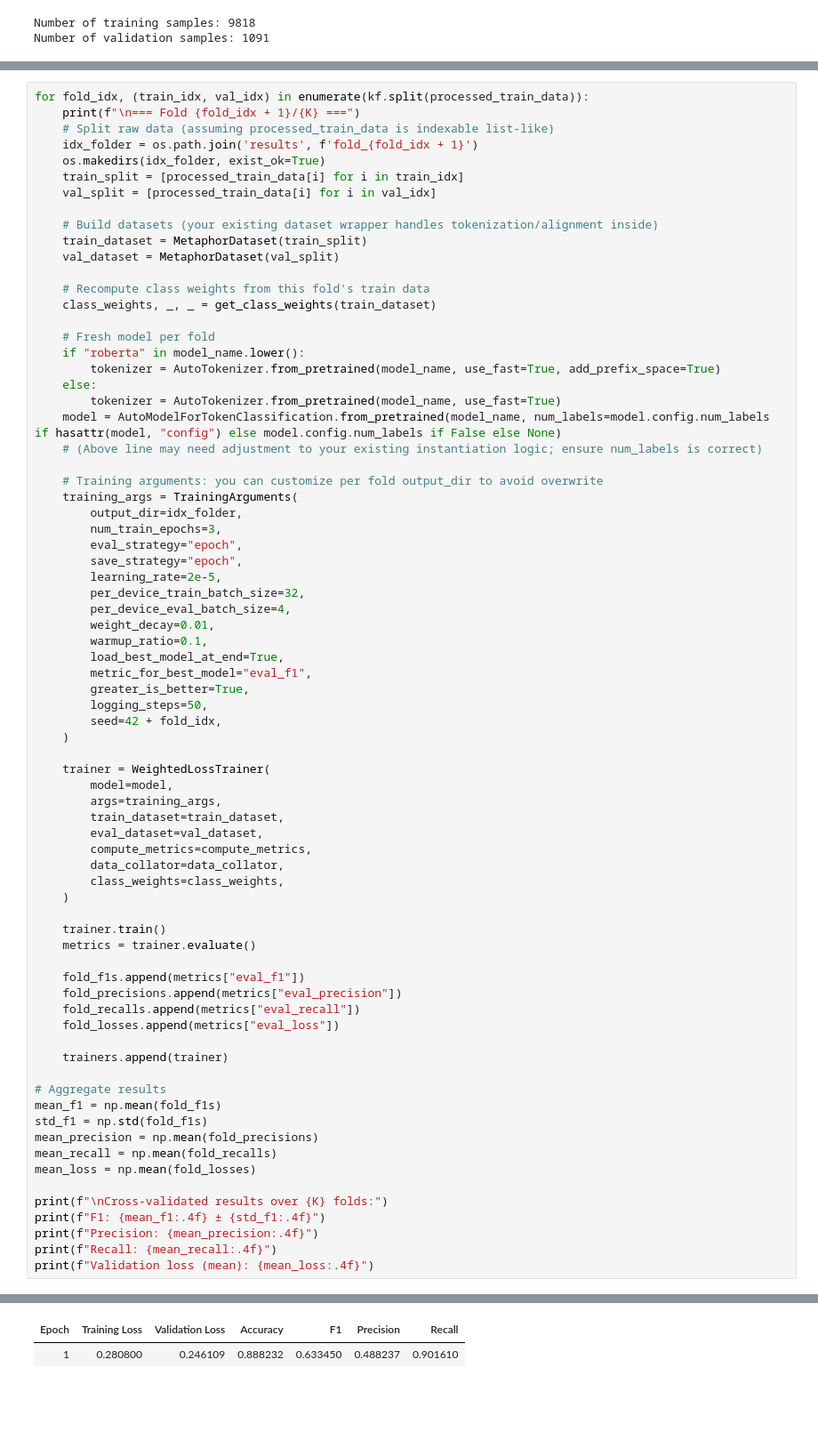
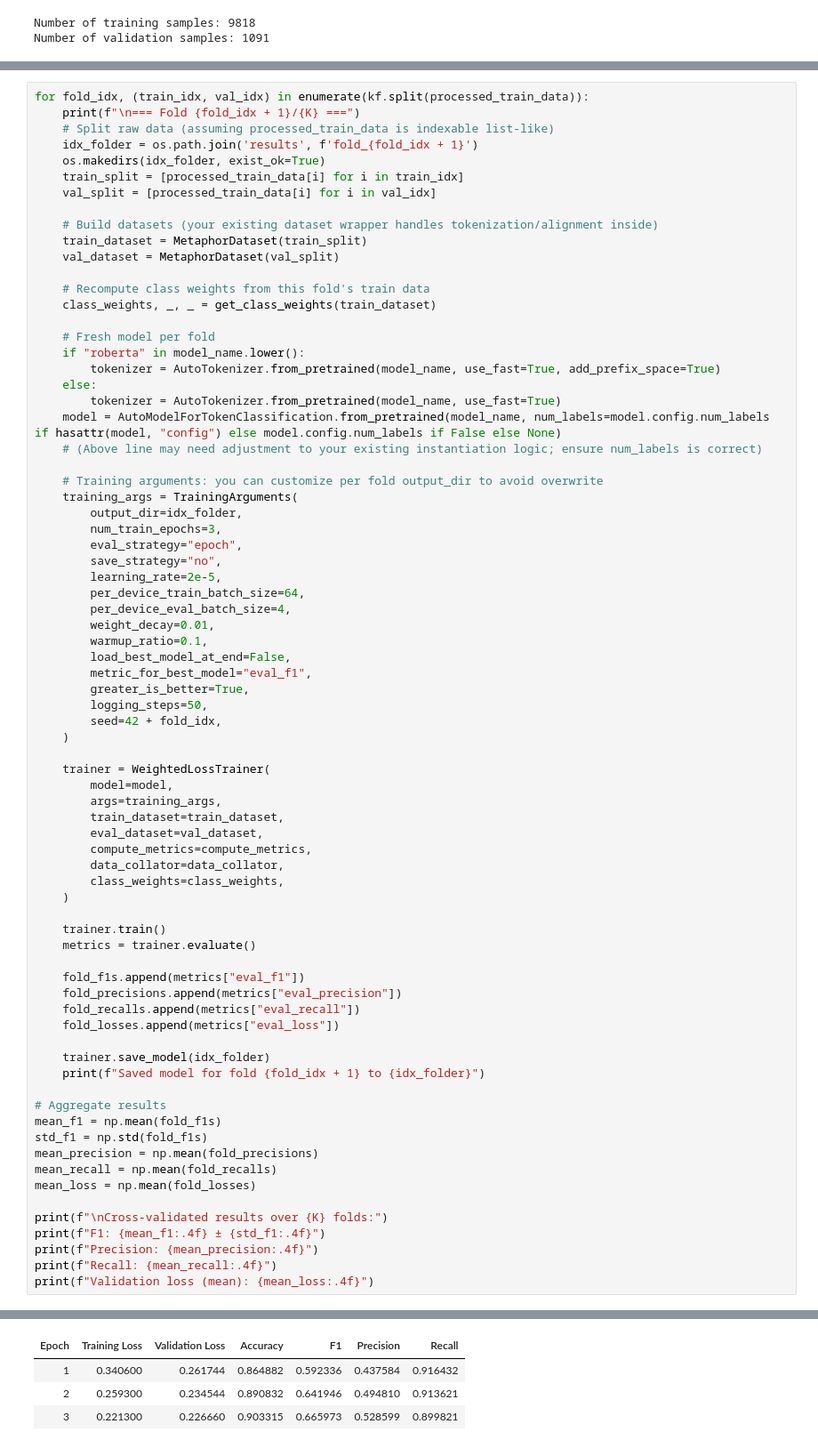
Before and after one commit to Aviad-K/NLP-figurative-classification, a Jupyter notebook: fine_tuning.ipynb, the cells around one changed output, grey strips where cells are left out. Shown: that part at 89% size. Cells and saved outputs as stored; diff of their text form; blank space fills up the shorter version.

```diff
--- a/fine_tuning.ipynb
+++ b/fine_tuning.ipynb
@@ -370,13 +372,13 @@ for fold_idx, (train_idx, val_idx) in enumerate(kf.split(processed_train_data)):
         output_dir=idx_folder,
         num_train_epochs=3,
         eval_strategy="epoch",
-        save_strategy="epoch",
+        save_strategy="no",
         learning_rate=2e-5,
-        per_device_train_batch_size=32,
+        per_device_train_batch_size=64,
         per_device_eval_batch_size=4,
         weight_decay=0.01,
         warmup_ratio=0.1,
-        load_best_model_at_end=True,
+        load_best_model_at_end=False,
         metric_for_best_model="eval_f1",
         greater_is_better=True,
         logging_steps=50,
@@ -401,7 +403,8 @@ for fold_idx, (train_idx, val_idx) in enumerate(kf.split(processed_train_data)):
     fold_recalls.append(metrics["eval_recall"])
     fold_losses.append(metrics["eval_loss"])
 
-    trainers.append(trainer)
+    trainer.save_model(idx_folder)
+    print(f"Saved model for fold {fold_idx + 1} to {idx_folder}")
 
 # Aggregate results
 mean_f1 = np.mean(fold_f1s)
@@ -432,2 +435,4 @@ You should probably TRAIN this model on a down-stream task to be able to use it
 | Epoch | Training Loss | Validation Loss | Accuracy | F1 | Precision | Recall |
-| 1 | 0.280800 | 0.246109 | 0.888232 | 0.633450 | 0.488237 | 0.901610 |
+| 1 | 0.340600 | 0.261744 | 0.864882 | 0.592336 | 0.437584 | 0.916432 |
+| 2 | 0.259300 | 0.234544 | 0.890832 | 0.641946 | 0.494810 | 0.913621 |
+| 3 | 0.221300 | 0.226660 | 0.903315 | 0.665973 | 0.528599 | 0.899821 |
```
Also changed, not shown: parts of 7 cells of this notebook, 2 other files.
